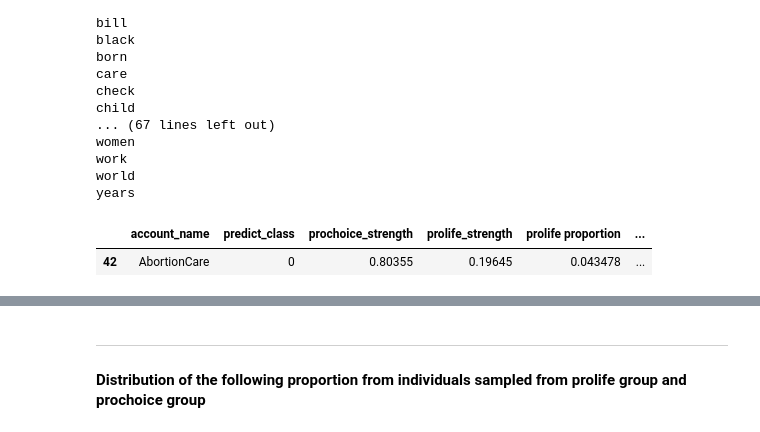
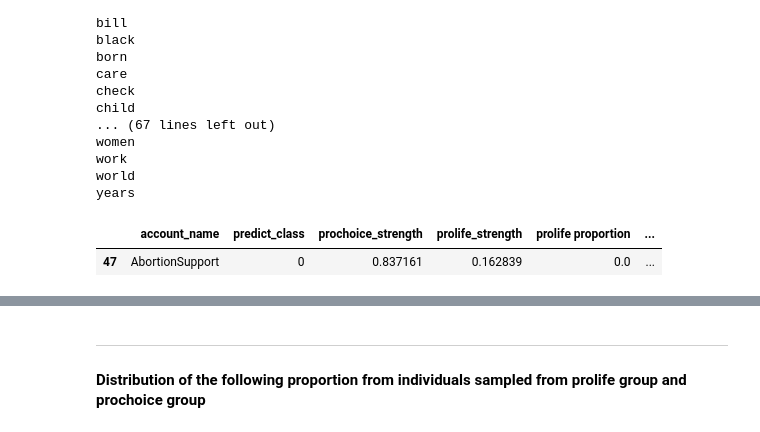
Before and after one commit to JunTan/TwitterAnalysis, a Jupyter notebook: org_EDA_Diversity_Strength.ipynb, the cells around one changed output, grey strips where cells are left out. Saved outputs shown, nothing was run; the diff lists cells and outputs as text; code cells hidden in the pictures.

```diff
--- a/org_EDA_Diversity_Strength.ipynb
+++ b/org_EDA_Diversity_Strength.ipynb
@@ -354,7 +381,7 @@ work
 world
 years
 # %%
-info_hashtag_df.loc[info_hashtag_df['account_name'] == 'AbortionCare']
+info_hashtag_df.loc[info_hashtag_df['account_name'] == 'AbortionSupport']
 # %% [output]
 |  | account_name | predict_class | prochoice_strength | prolife_strength | prolife proportion | ... |
-| 42 | AbortionCare | 0 | 0.80355 | 0.19645 | 0.043478 | ... |
+| 47 | AbortionSupport | 0 | 0.837161 | 0.162839 | 0.0 | ... |
```
Also changed, not shown: parts of 15 cells of this notebook, 20 other files.
